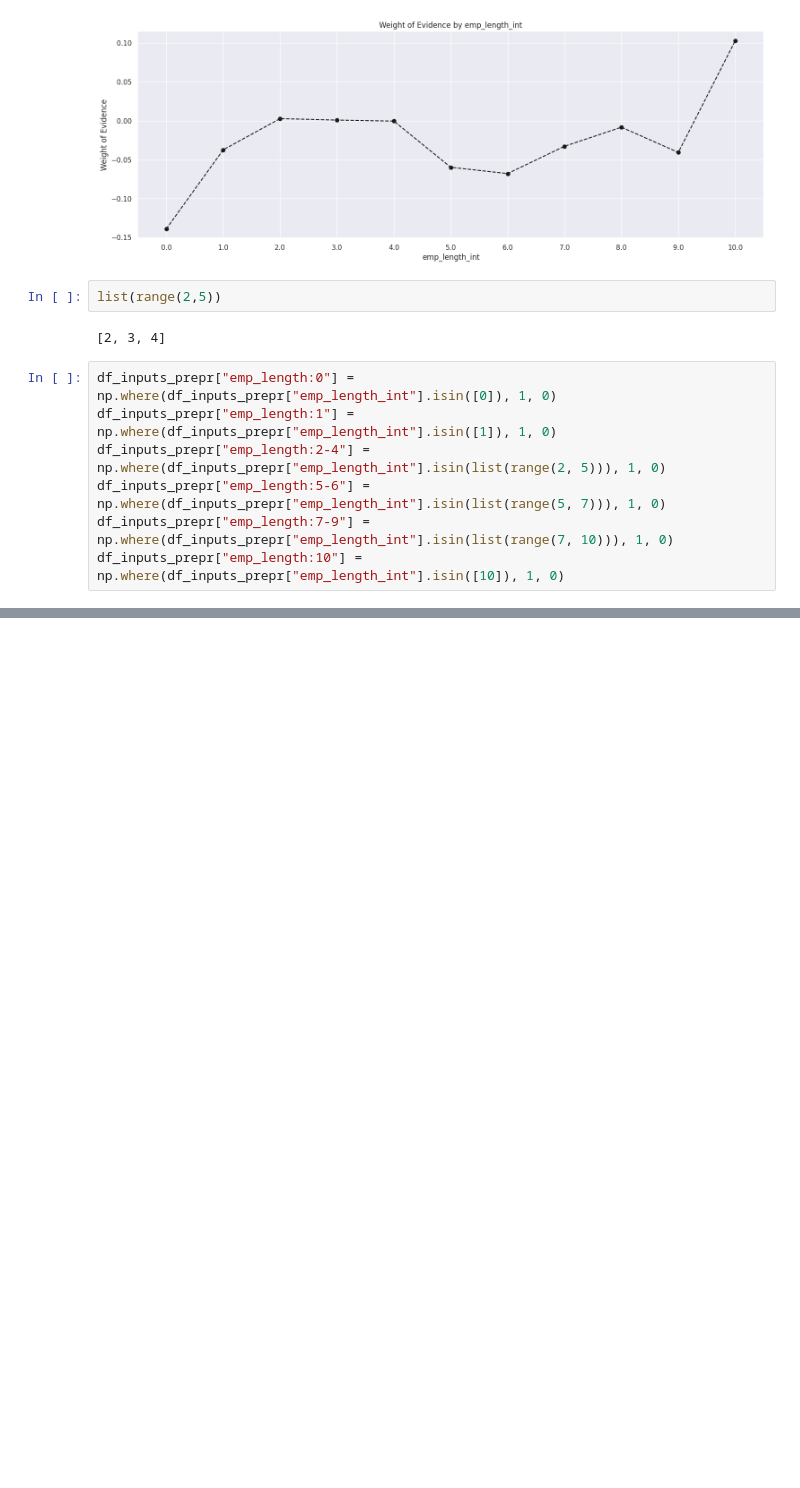
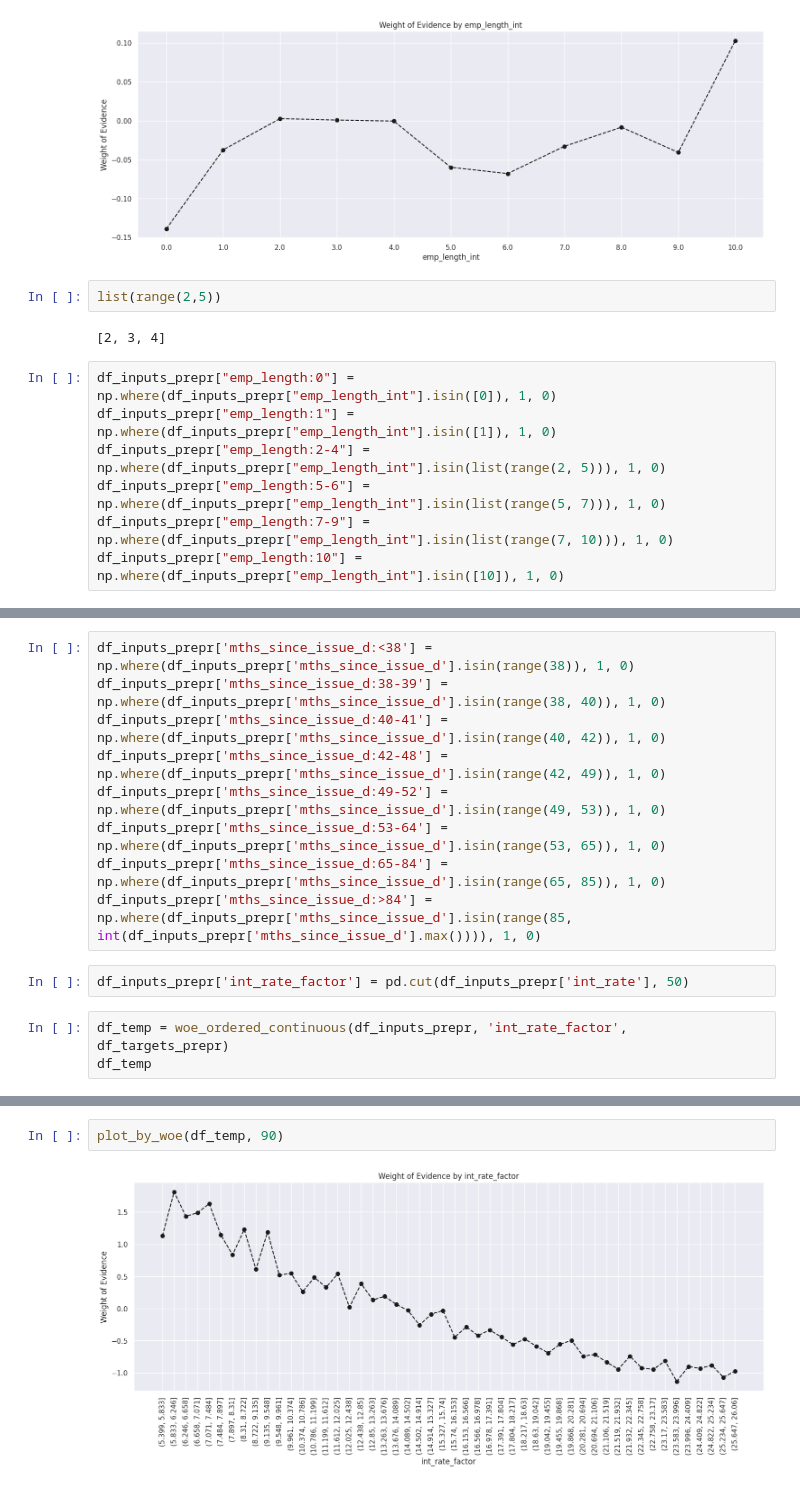
Before and after one commit to pbdanny/PythonProject, a Jupyter notebook: credit_risk_modeling/notebook/CreditRiskModeling_Preparation_4.ipynb, the cells around one changed output, grey strips where cells are left out. Drawn from its saved outputs; the diff is of its cells as text; blank space fills up the shorter version.

```diff
--- a/credit_risk_modeling/notebook/CreditRiskModeling_Preparation_4.ipynb
+++ b/credit_risk_modeling/notebook/CreditRiskModeling_Preparation_4.ipynb
@@ -712,0 +752,14 @@ df_inputs_prepr["emp_length:10"] = np.where(df_inputs_prepr["emp_length_int"].is
+# %%
+df_inputs_prepr['mths_since_issue_d:<38'] = np.where(df_inputs_prepr['mths_since_issue_d'].isin(range(38)), 1, 0)
+df_inputs_prepr['mths_since_issue_d:38-39'] = np.where(df_inputs_prepr['mths_since_issue_d'].isin(range(38, 40)), 1, 0)
+df_inputs_prepr['mths_since_issue_d:40-41'] = np.where(df_inputs_prepr['mths_since_issue_d'].isin(range(40, 42)), 1, 0)
+df_inputs_prepr['mths_since_issue_d:42-48'] = np.where(df_inputs_prepr['mths_since_issue_d'].isin(range(42, 49)), 1, 0)
+df_inputs_prepr['mths_since_issue_d:49-52'] = np.where(df_inputs_prepr['mths_since_issue_d'].isin(range(49, 53)), 1, 0)
+df_inputs_prepr['mths_since_issue_d:53-64'] = np.where(df_inputs_prepr['mths_since_issue_d'].isin(range(53, 65)), 1, 0)
+df_inputs_prepr['mths_since_issue_d:65-84'] = np.where(df_inputs_prepr['mths_since_issue_d'].isin(range(65, 85)), 1, 0)
+df_inputs_prepr['mths_since_issue_d:>84'] = np.where(df_inputs_prepr['mths_since_issue_d'].isin(range(85, int(df_inputs_prepr['mths_since_issue_d'].max()))), 1, 0)
+# %%
+df_inputs_prepr['int_rate_factor'] = pd.cut(df_inputs_prepr['int_rate'], 50)
+# %%
+df_temp = woe_ordered_continuous(df_inputs_prepr, 'int_rate_factor', df_targets_prepr)
+df_temp
@@ -712,0 +784,4 @@ df_inputs_prepr["emp_length:10"] = np.where(df_inputs_prepr["emp_length_int"].is
+# %%
+plot_by_woe(df_temp, 90)
+# %% [output]
+[figure, added]
```
Also changed, not shown: parts of 11 cells of this notebook.
